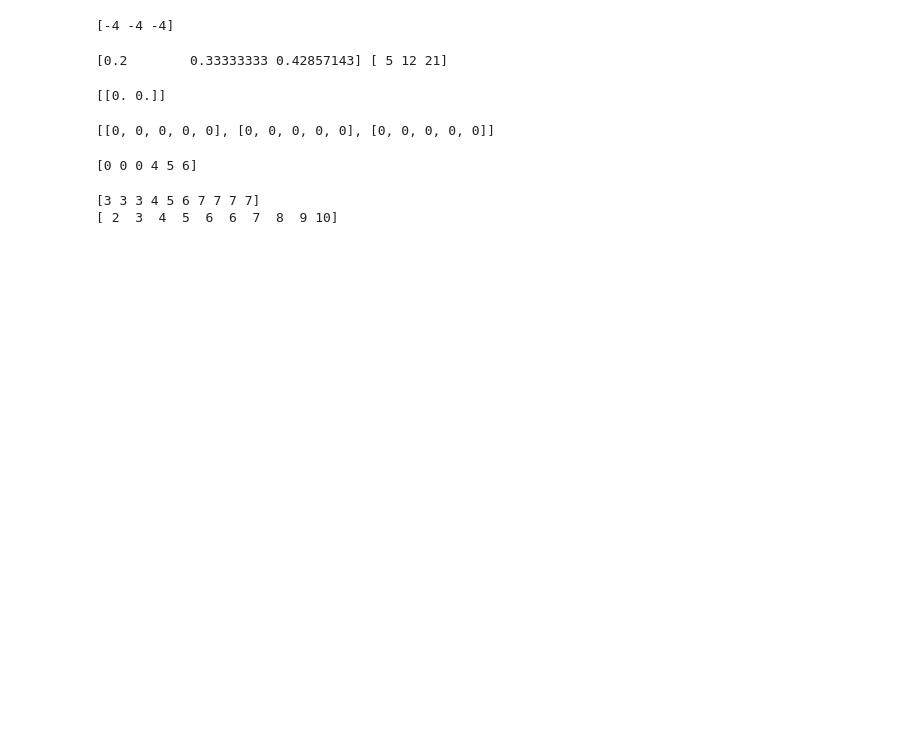
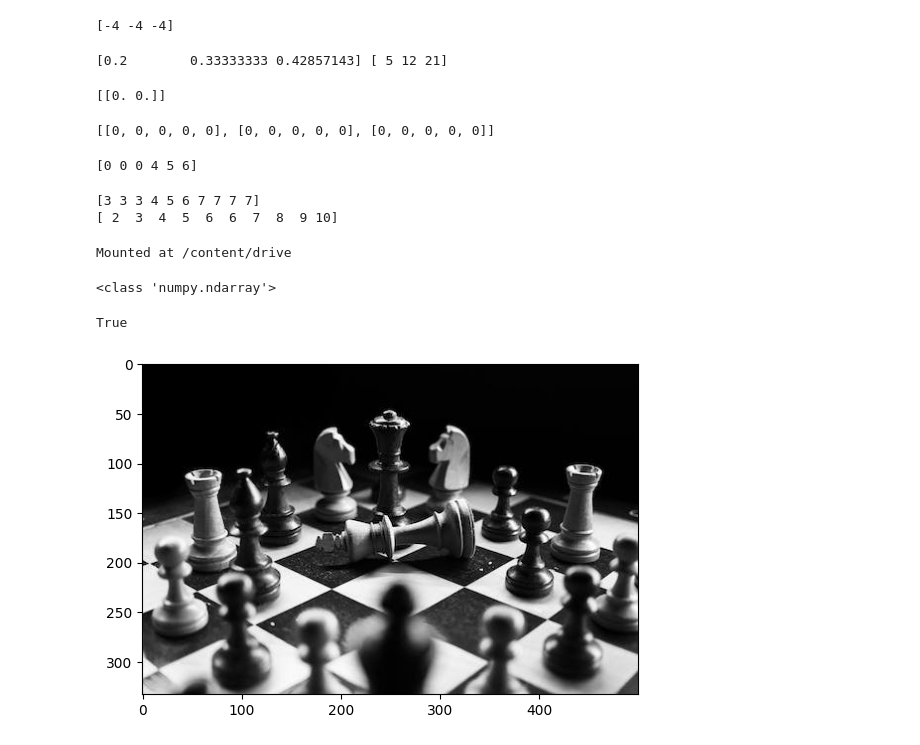
Before and after one commit to Jenniferduong20012004/JennyLearningAI, a Jupyter notebook: vector_and_matrix.ipynb, the cells around one changed output. Drawn from its saved outputs; the diff is of its cells as text; code cells hidden in the pictures; blank space fills up the shorter version.

```diff
--- a/vector_and_matrix.ipynb
+++ b/vector_and_matrix.ipynb
@@ -61,3 +61,31 @@ print (result_vd_2)
 # %% [output]
 [3 3 3 4 5 6 7 7 7 7]
 [ 2  3  4  5  6  6  7  8  9 10]
+# %%
+#connect gg drive
+from google.colab import drive
+drive.mount ('/content/drive')
+# %% [output]
+Mounted at /content/drive
+# %%
+#load img (read and save)
+import cv2
+
+img = cv2.imread ('/content/drive/MyDrive/423454912_937168784605632_6479017447325050339_n.jpg',1) # số 0 ảnh sáng, số 1 ảnh màu
+print (type(img))
+height, width, channel = img.shape
+#dùng uint 8 --> bit 8
+#hàm lưu ảnh vào đường link mới (check trong drive sẽ ra 2 đường dẫn)
+cv2.imwrite('/content/drive/MyDrive/pham.jpg',img)
+# %% [output]
+<class 'numpy.ndarray'>
+True
+# %%
+#use matplotlib
+import matplotlib.pyplot as plt
+import matplotlib.image as mping
+img = mping.imread('/content/drive/MyDrive/TA cal2/chess-checkmated-chess-pieces-black-white-957312.jpeg')
+plt.imshow (img, cmap = 'gray')
+plt.show()
+# %% [output]
+[figure, added]
```
